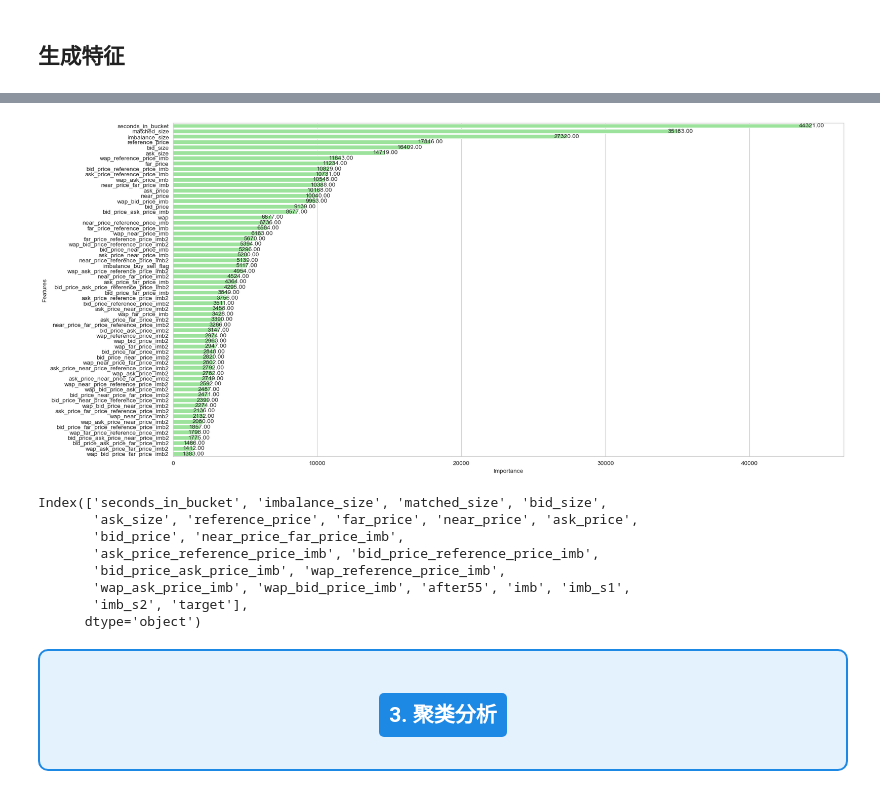
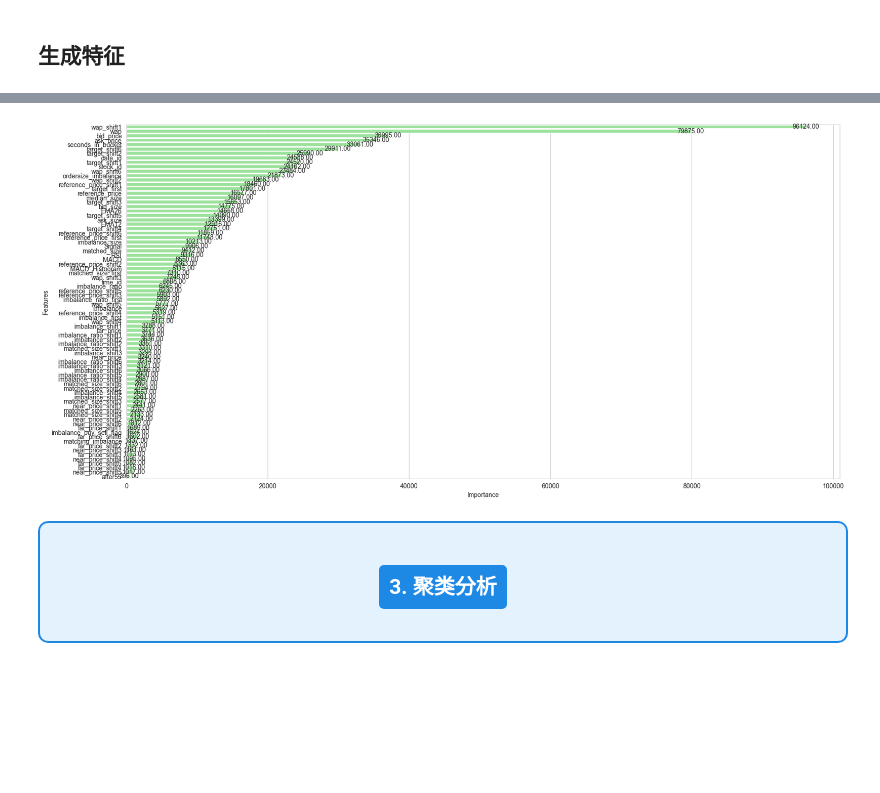
Before and after one commit to 2665477495/closing_auction_premodel, a Jupyter notebook: optiver-baseline4wabulabu.ipynb, the cells around one changed output, grey strips where cells are left out. Saved outputs shown, nothing was run; the diff lists cells and outputs as text; code cells hidden in the pictures; blank space fills up the shorter version.

```diff
--- a/optiver-baseline4wabulabu.ipynb
+++ b/optiver-baseline4wabulabu.ipynb
@@ -208,6 +266,3 @@ if TRANING:
-# %%
-if ~TRANING:
-    df = pd.read_csv('data/train_cleaned.csv')
 # %%
 stock_id = 7
 time_long = 2000
@@ -280,12 +352,25 @@ df_gened = drop_columns_with_infinite(df_gen)
+# %%
+def fillmean(df, cols):
+    for col in cols:
+        mean_val = df[col].mean()
+        df[col] = df[col].fillna(mean_val)
+    return df
+if TRANING:
+    df_gened = fillmean(df_gened, ['RSI','EMA12','EMA26','MACD','Signal','MACD_Histogram'])
+    df_gened.to_csv('data/train_gened.csv', index=False)
+else:
+    df_gened = pd.read_csv('data/train_gened.csv')
 # %%
 target = df_gened['target']
-features = df_gened.drop(columns=['target'])
+features = df_gened.drop(columns=['target','row_id'])
 # %%
 if TRANING:
+
     # 按照数据顺序划分训练集和验证集
     X_train, X_valid, y_train, y_valid = train_test_split(features, target, test_size=0.2, shuffle=False)
 
-    model = xgb.XGBRegressor(n_estimators=1000, max_depth=10, learning_rate=0.01, subsample=0.8, colsample_bytree=0.8, random_state=2023, early_stopping_rounds=50,objective='reg:squarederror')
+    model = xgb.XGBRegressor(n_estimators=1000, max_depth=10, learning_rate=0.01, subsample=0.8, colsample_bytree=0.8,
+                             random_state=2023, early_stopping_rounds=50,objective='reg:squarederror')
     model.fit(X_train, y_train, eval_set=[(X_valid, y_valid)], verbose=100)
 
     from sklearn.metrics import mean_absolute_error
@@ -295,41 +380,24 @@ else:
     model = pickle.load(open('models/model_fe.pkl', 'rb'))
 # %%
 # 绘图
+model = pickle.load(open('models/model_fe.pkl', 'rb'))
 importance = model.get_booster().get_score(importance_type='weight')
 importance_df = pd.DataFrame({'Features': list(importance.keys()), 'Importance': list(importance.values())})
 
 plt.figure(figsize=(20, 10))
 barplot = sns.barplot(x='Importance', y='Features', data=importance_df.sort_values(by='Importance', ascending=False), color='lightgreen')
 
 for p in barplot.patches:
     width = p.get_width()
     plt.text(width + 0.3,
              p.get_y() + p.get_height() / 2,
              '{:1.2f}'.format(width),
              ha = 'center',
              va = 'center')
 
 plt.show()
 # %% [output]
-[figure, old version]
+[figure, new version]
-# %%
-# 选取重要性大于8000的特征，同时查看特征包含'after55','imb','imb_s1','imb_s2'与否，没有需要从df加入
-important_features = importance_df[importance_df['Importance'] > 8000]['Features'].tolist()
-df_ultimate = df_gen[important_features]
-for i in ['after55','imb','imb_s1','imb_s2','target']:
-    if i not in important_features:
-        #df_ultimate由df和df_gen合并而来
-        df_ultimate[i] = df[i]
-df_ultimate.columns
-# %% [output]
-Index(['seconds_in_bucket', 'imbalance_size', 'matched_size', 'bid_size',
-       'ask_size', 'reference_price', 'far_price', 'near_price', 'ask_price',
-       'bid_price', 'near_price_far_price_imb',
-       'ask_price_reference_price_imb', 'bid_price_reference_price_imb',
-       'bid_price_ask_price_imb', 'wap_reference_price_imb',
-       'wap_ask_price_imb', 'wap_bid_price_imb', 'after55', 'imb', 'imb_s1',
-       'imb_s2', 'target'],
-      dtype='object')
 # %% [markdown]
 <div style="background-color:#e3f2fd; padding: 20px; border: 2px solid #1E88E5; border-radius: 10px;">
     <h1 style="font-family:Courier New, monospace; font-weight:bold; letter-spacing: 2px; color:#1565C0; font-size:150%; text-align:center">
```
Also changed, not shown: parts of 39 cells of this notebook, 3 other files.
